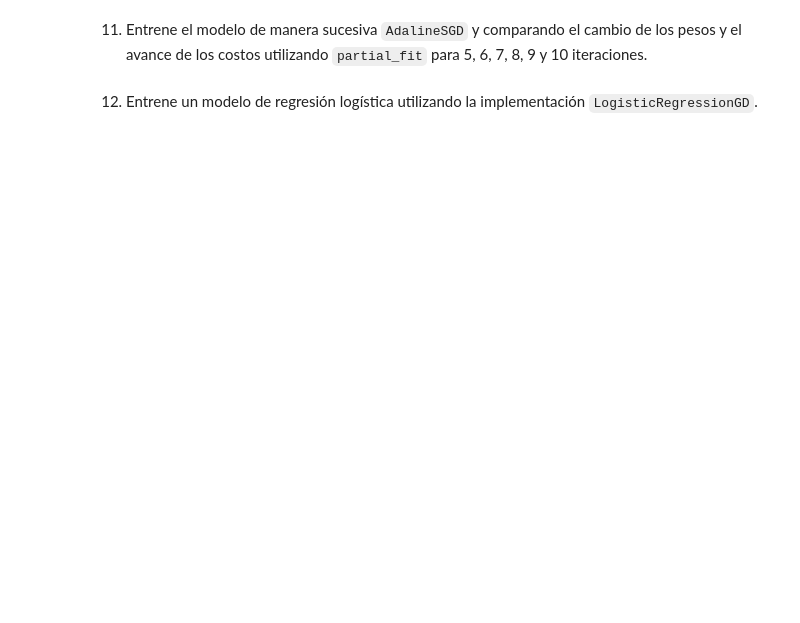
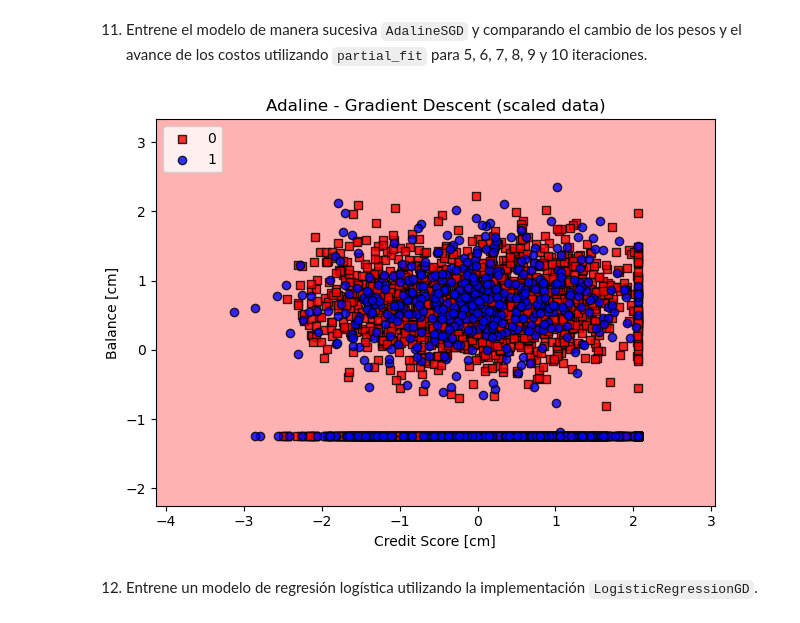
Before and after one commit to Brokolito/IMA539_2, a Jupyter notebook: semana3/Ayudantia_1.ipynb, the cells around one changed output. Drawn from its saved outputs; the diff is of its cells as text; code cells hidden in the pictures; blank space fills up the shorter version.

```diff
--- a/semana3/Ayudantia_1.ipynb
+++ b/semana3/Ayudantia_1.ipynb
@@ -261,4 +391,16 @@ plt.legend(loc='upper right')
 # %% [markdown]
 11. Entrene el modelo de manera sucesiva `AdalineSGD` y comparando el cambio de los pesos y el avance de los costos utilizando `partial_fit` para 5, 6, 7, 8, 9 y 10 iteraciones.
+# %%
+adeSGD.partial_fit(X_test_std, y_numeric_test)
+plot_decision_regions(X_test_std, y_numeric_test, classifier=adeSGD,clases_names=name_clases,plot_object=plt)
+plt.title('Adaline - Gradient Descent (scaled data)')
+plt.xlabel(f'{variable_names[0]} [cm]')
+plt.ylabel(f'{variable_names[1]} [cm]')
+plt.legend(loc='upper left')
+plt.tight_layout()
+#plt.savefig('images/02_15_1.png', dpi=300)
+plt.show()
+# %% [output]
+[figure, added]
 # %% [markdown]
 12. Entrene un modelo de regresión logística utilizando la implementación `LogisticRegressionGD`.
```
Also changed, not shown: parts of 11 cells of this notebook.
